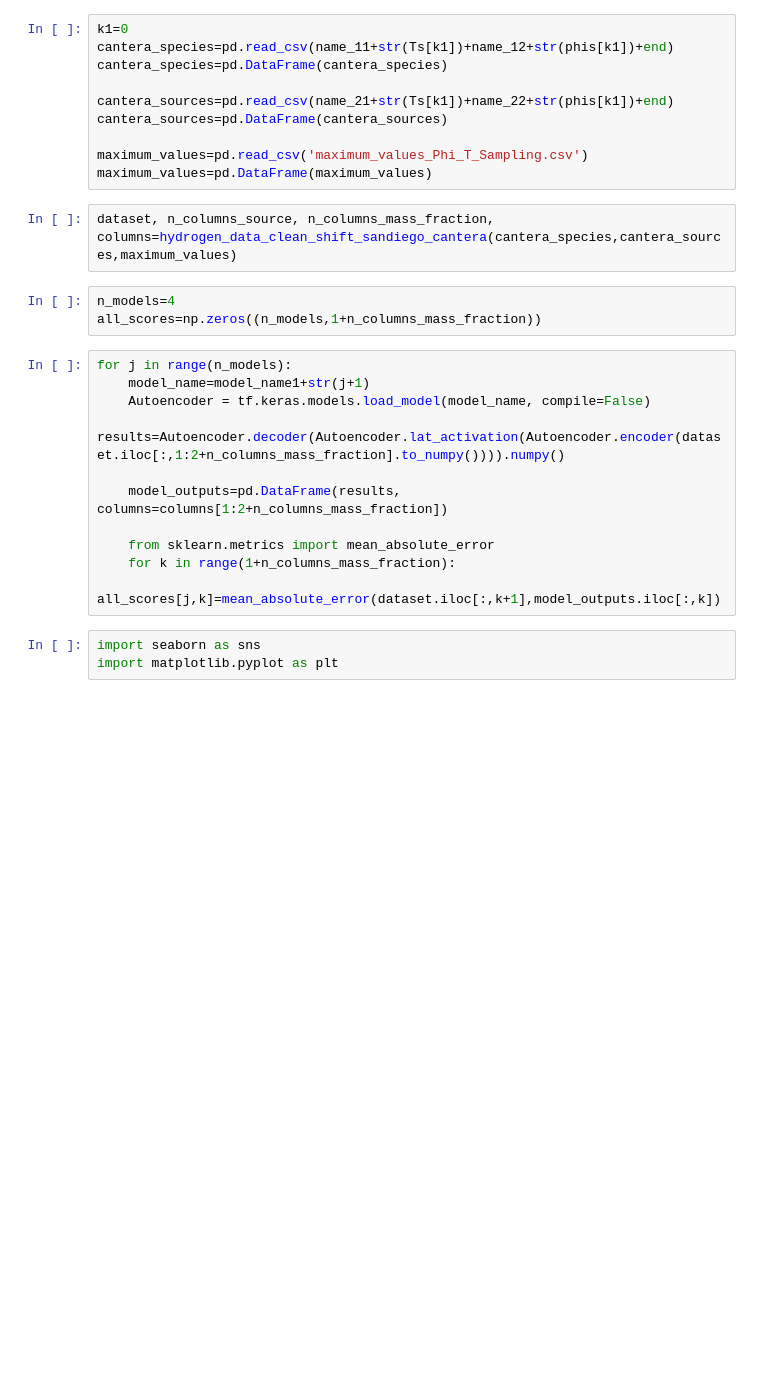
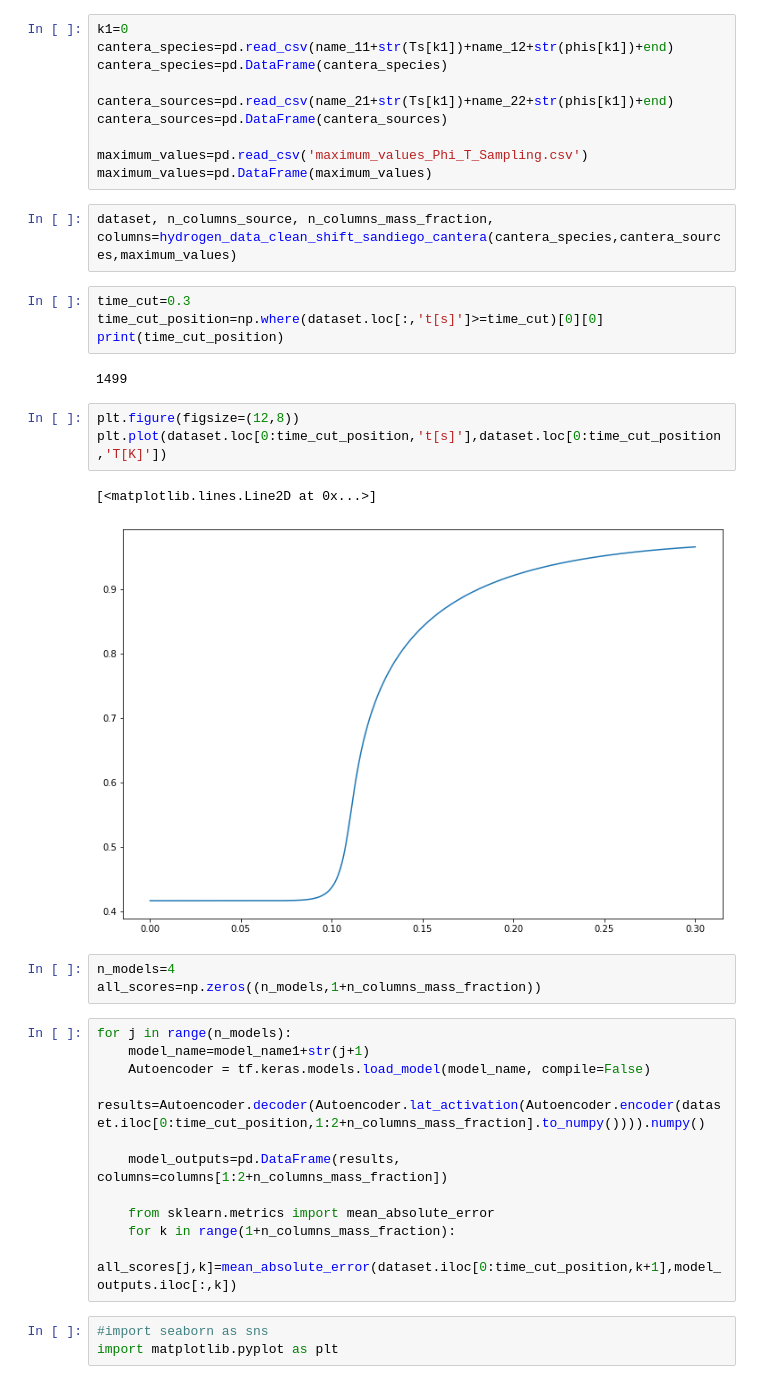
Before and after one commit to lmcastellanos/Deep-learning-dynamical-latencies-for-the-analysis-and-reduction-of-combustion-chemistry-kinetics, a Jupyter notebook: PCA_comparison/TAE_MAE_heat_maps/TAE_MAE_heat_maps.ipynb, the cells around one changed output. Drawn from its saved outputs; the diff is of its cells as text; blank space fills up the shorter version.

```diff
--- a/PCA_comparison/TAE_MAE_heat_maps/TAE_MAE_heat_maps.ipynb
+++ b/PCA_comparison/TAE_MAE_heat_maps/TAE_MAE_heat_maps.ipynb
@@ -77,6 +77,18 @@ maximum_values=pd.read_csv('maximum_values_Phi_T_Sampling.csv')
 maximum_values=pd.DataFrame(maximum_values)
 # %%
 dataset, n_columns_source, n_columns_mass_fraction, columns=hydrogen_data_clean_shift_sandiego_cantera(cantera_species,cantera_sources,maximum_values)
+# %%
+time_cut=0.3
+time_cut_position=np.where(dataset.loc[:,'t[s]']>=time_cut)[0][0]
+print(time_cut_position)
+# %% [output]
+1499
+# %%
+plt.figure(figsize=(12,8))
+plt.plot(dataset.loc[0:time_cut_position,'t[s]'],dataset.loc[0:time_cut_position,'T[K]'])
+# %% [output]
+[<matplotlib.lines.Line2D at 0x...>]
+[figure, added]
 # %%
 n_models=4
 all_scores=np.zeros((n_models,1+n_columns_mass_fraction))
@@ -84,14 +96,14 @@ all_scores=np.zeros((n_models,1+n_columns_mass_fraction))
 for j in range(n_models):
     model_name=model_name1+str(j+1)
     Autoencoder = tf.keras.models.load_model(model_name, compile=False)
-    results=Autoencoder.decoder(Autoencoder.lat_activation(Autoencoder.encoder(dataset.iloc[:,1:2+n_columns_mass_fraction].to_numpy()))).numpy()
+    results=Autoencoder.decoder(Autoencoder.lat_activation(Autoencoder.encoder(dataset.iloc[0:time_cut_position,1:2+n_columns_mass_fraction].to_numpy()))).numpy()
 
     model_outputs=pd.DataFrame(results, columns=columns[1:2+n_columns_mass_fraction])
 
     from sklearn.metrics import mean_absolute_error
     for k in range(1+n_columns_mass_fraction):
-        all_scores[j,k]=mean_absolute_error(dataset.iloc[:,k+1],model_outputs.iloc[:,k])
+        all_scores[j,k]=mean_absolute_error(dataset.iloc[0:time_cut_position,k+1],model_outputs.iloc[:,k])
 # %%
-import seaborn as sns
+#import seaborn as sns
 import matplotlib.pyplot as plt
 # %%
```
Also changed, not shown: parts of 1 cell of this notebook, 10 other files.
